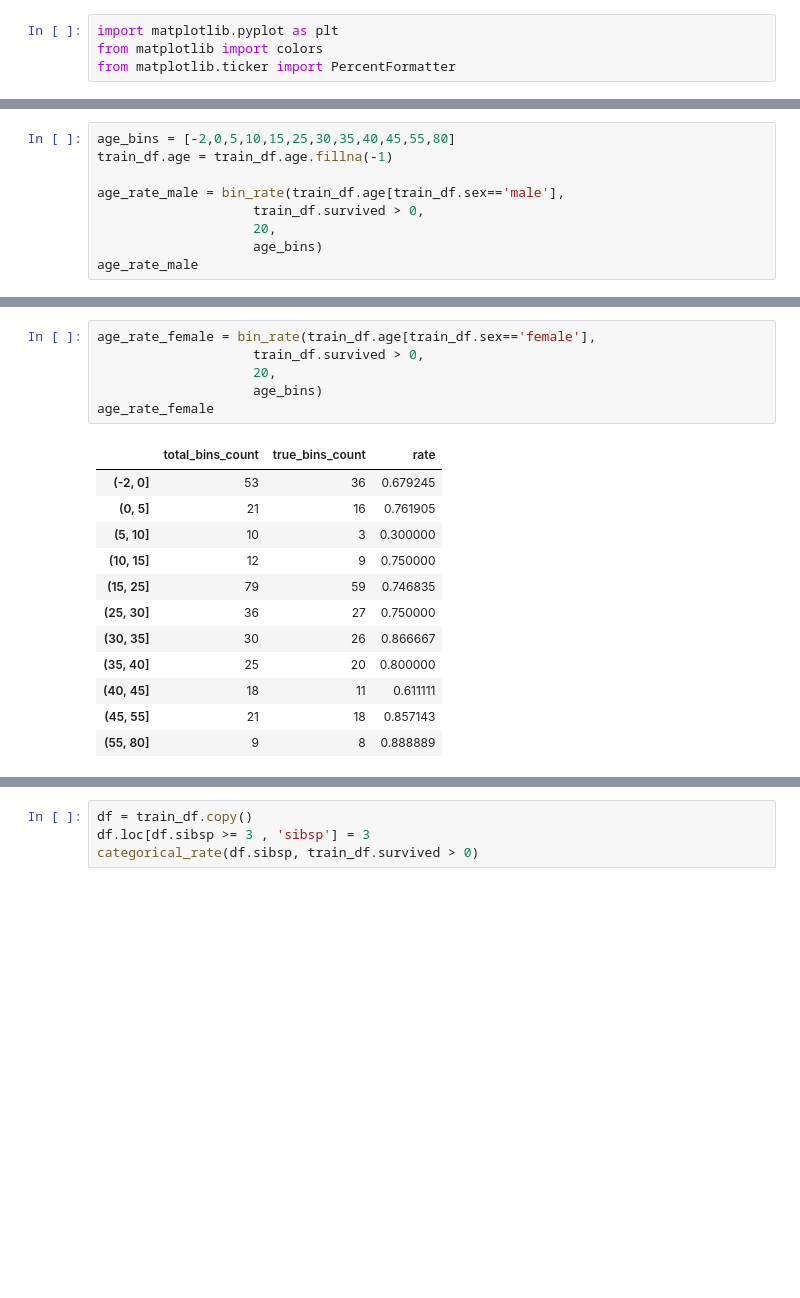
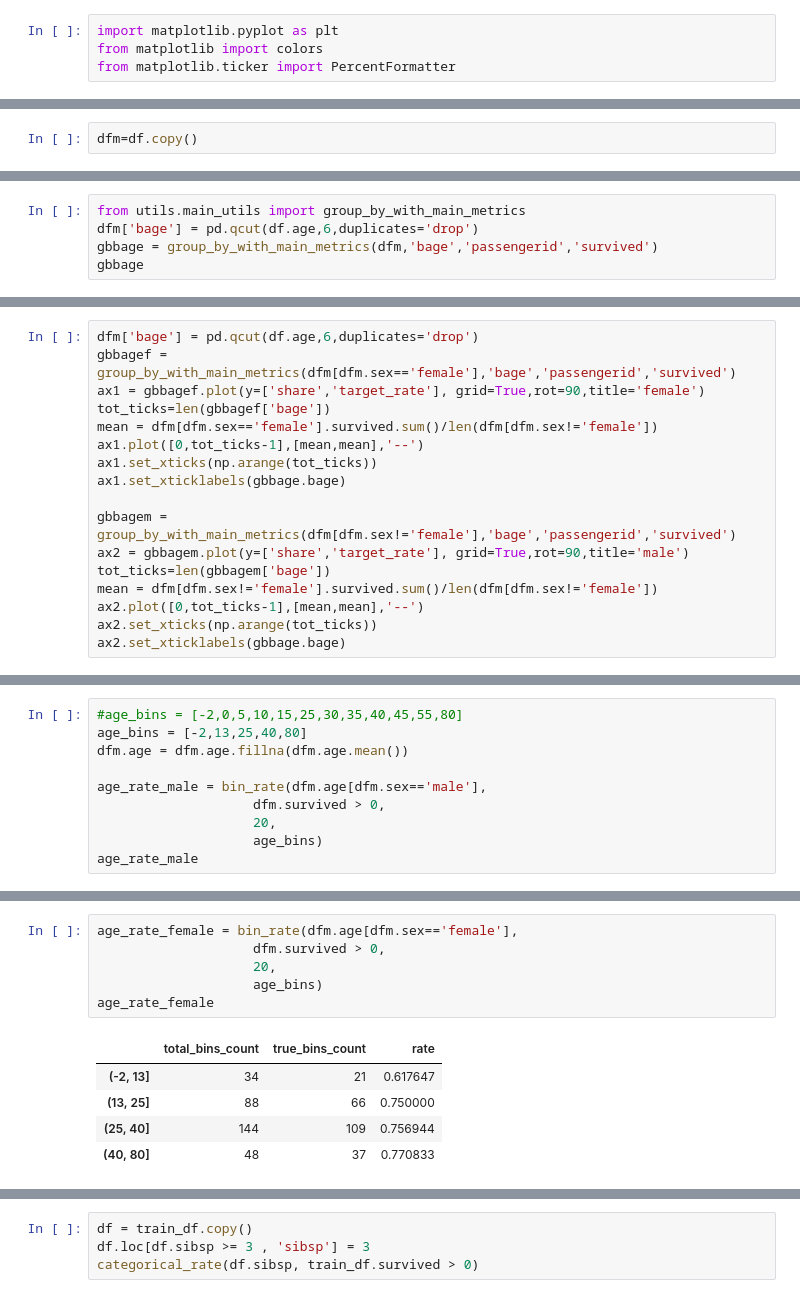
Before and after one commit to navicor90/ml-titanic, a Jupyter notebook: pytanic.ipynb, the cells around one changed output, grey strips where cells are left out. Drawn from its saved outputs; the diff is of its cells as text; blank space fills up the shorter version.

```diff
--- a/pytanic.ipynb
+++ b/pytanic.ipynb
@@ -51,0 +75,2 @@ s:342 ns:549
+# %%
+dfm=df.copy()
@@ -51,0 +93,5 @@ s:342 ns:549
+# %%
+from utils.main_utils import group_by_with_main_metrics
+dfm['bage'] = pd.qcut(df.age,6,duplicates='drop')
+gbbage = group_by_with_main_metrics(dfm,'bage','passengerid','survived')
+gbbage
@@ -70,3 +136,20 @@ axs[1].set_title("Not survived")
 # %% [output]
 Text(0.5, 1.0, 'Not survived')
 [figure]
+# %%
+dfm['bage'] = pd.qcut(df.age,6,duplicates='drop')
+gbbagef = group_by_with_main_metrics(dfm[dfm.sex=='female'],'bage','passengerid','survived')
+ax1 = gbbagef.plot(y=['share','target_rate'], grid=True,rot=90,title='female')
+tot_ticks=len(gbbagef['bage'])
+mean = dfm[dfm.sex=='female'].survived.sum()/len(dfm[dfm.sex!='female'])
+ax1.plot([0,tot_ticks-1],[mean,mean],'--')
+ax1.set_xticks(np.arange(tot_ticks))
+ax1.set_xticklabels(gbbage.bage)
+
+gbbagem = group_by_with_main_metrics(dfm[dfm.sex!='female'],'bage','passengerid','survived')
+ax2 = gbbagem.plot(y=['share','target_rate'], grid=True,rot=90,title='male')
+tot_ticks=len(gbbagem['bage'])
+mean = dfm[dfm.sex!='female'].survived.sum()/len(dfm[dfm.sex!='female'])
+ax2.plot([0,tot_ticks-1],[mean,mean],'--')
+ax2.set_xticks(np.arange(tot_ticks))
+ax2.set_xticklabels(gbbage.bage)
@@ -73,9 +165,10 @@ Text(0.5, 1.0, 'Not survived')
 # %%
-age_bins = [-2,0,5,10,15,25,30,35,40,45,55,80]
-train_df.age = train_df.age.fillna(-1)
+#age_bins = [-2,0,5,10,15,25,30,35,40,45,55,80]
+age_bins = [-2,13,25,40,80]
+dfm.age = dfm.age.fillna(dfm.age.mean())
 
-age_rate_male = bin_rate(train_df.age[train_df.sex=='male'],
-                    train_df.survived > 0,
+age_rate_male = bin_rate(dfm.age[dfm.sex=='male'],
+                    dfm.survived > 0,
                     20,
                     age_bins)
 age_rate_male
@@ -95,22 +181,15 @@ age_rate_male
 # %%
-age_rate_female = bin_rate(train_df.age[train_df.sex=='female'],
-                    train_df.survived > 0,
+age_rate_female = bin_rate(dfm.age[dfm.sex=='female'],
+                    dfm.survived > 0,
                     20,
                     age_bins)
 age_rate_female
 # %% [output]
 |  | total_bins_count | true_bins_count | rate |
-| (-2, 0] | 53 | 36 | 0.679245 |
-| (0, 5] | 21 | 16 | 0.761905 |
-| (5, 10] | 10 | 3 | 0.300000 |
-| (10, 15] | 12 | 9 | 0.750000 |
-| (15, 25] | 79 | 59 | 0.746835 |
-| (25, 30] | 36 | 27 | 0.750000 |
-| (30, 35] | 30 | 26 | 0.866667 |
-| (35, 40] | 25 | 20 | 0.800000 |
-| (40, 45] | 18 | 11 | 0.611111 |
-| (45, 55] | 21 | 18 | 0.857143 |
-| (55, 80] | 9 | 8 | 0.888889 |
+| (-2, 13] | 34 | 21 | 0.617647 |
+| (13, 25] | 88 | 66 | 0.750000 |
+| (25, 40] | 144 | 109 | 0.756944 |
+| (40, 80] | 48 | 37 | 0.770833 |
 # %%
 bins = [str(age_interval) for age_interval in age_rate_male.index]
 age_rate_male.rate = age_rate_male.rate.round(2)
```
Also changed, not shown: parts of 66 cells of this notebook, 4 other files.
